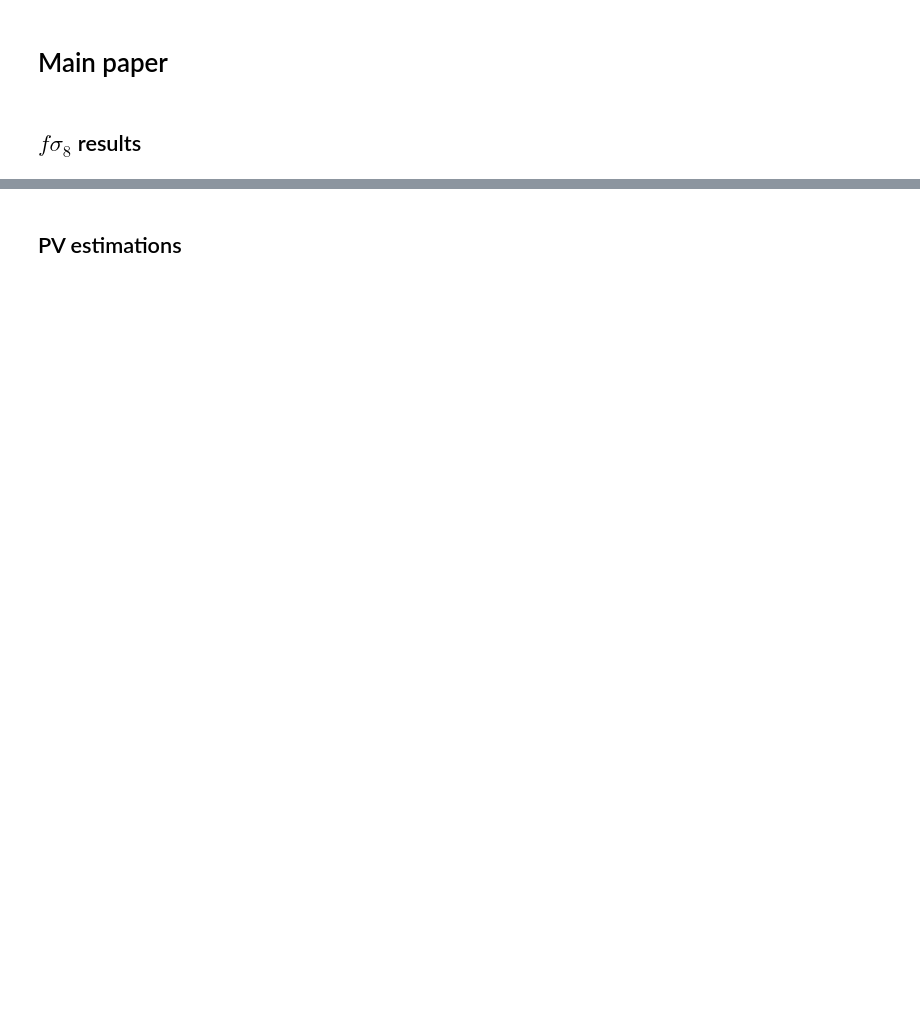
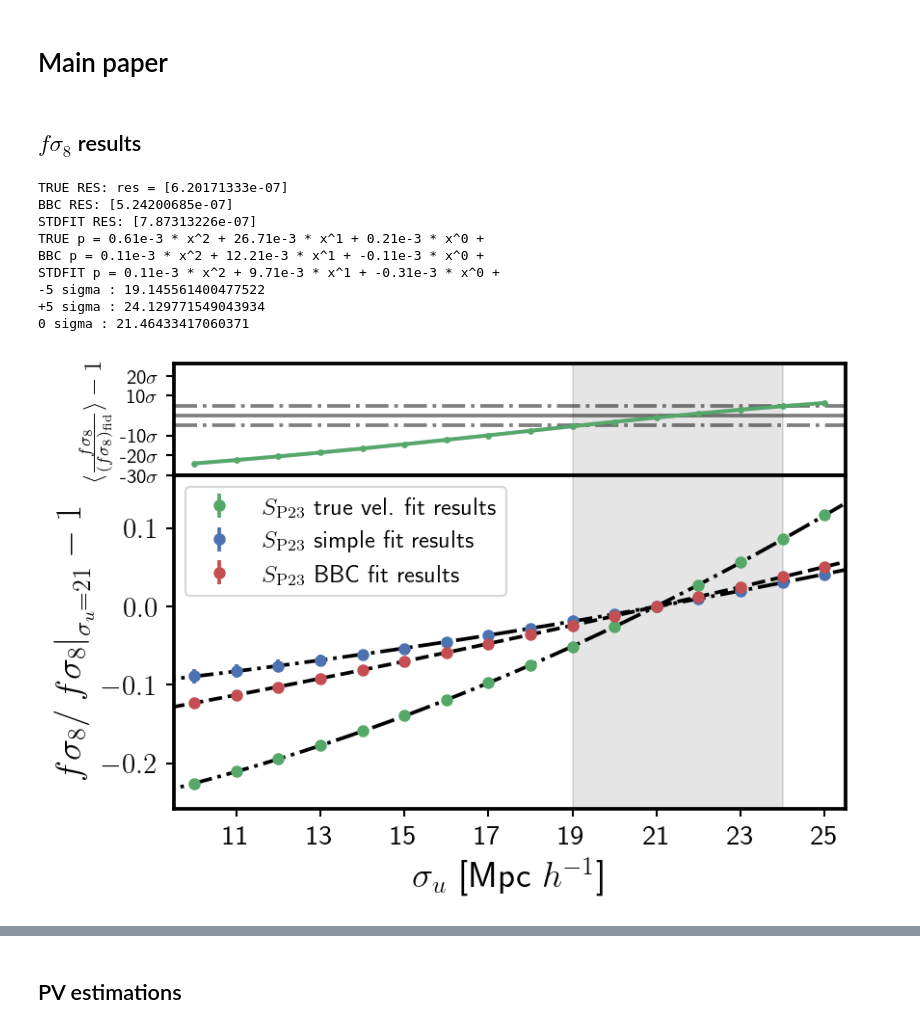
Before and after one commit to bastiencarreres/DESCPub00196, a Jupyter notebook: notebooks/plots.ipynb, the cells around one changed output, grey strips where cells are left out. Cells and saved outputs as stored; diff of their text form; code cells hidden in the pictures; blank space fills up the shorter version.

```diff
--- a/notebooks/plots.ipynb
+++ b/notebooks/plots.ipynb
@@ -64,9 +67,9 @@ FS8SYS_RESULT_TABLE_FOOTER = r"""    \end{tabular}
 \end{table*}
 """
 # %%
-results_models_path = Path('../results_alt/')
-results_P21_intsct_path = Path('../results_p21_alt/')
-results_P21_sigu_path = Path('../results_p21_sigu_alt/')
+results_models_path = Path('../results/')
+results_P21_intsct_path = Path('../results_p21/')
+results_P21_sigu_path = Path('../results_p21_sigu/')
 # %%
 res_models = []
 for f in sorted(results_models_path.glob('*_nojax.csv')):
@@ -121,37 +124,52 @@ xth = np.linspace(9 - 21, 26-21, 200)
 sigma = gsu.fs8_TRUE.std() / np.sqrt(8)
 pull = (gsu.fs8_TRUE.mean() - 1)/sigma
 
+print(f'-5 sigma : {np.interp(-5, pull.values, group_values + 21)}')
+print(f'+5 sigma : {np.interp(+5, pull.values, group_values + 21)}')
+print(f'0 sigma : {np.interp(0, pull.values, group_values + 21)}')
+
 ax[0].errorbar(group_values, pull, c='C1')
 ax[0].scatter(group_values, pull, c='C1', zorder=10, s=5)
 ax[0].fill_between(group_values, pull-1, pull+1, alpha=0.4)
 ax[0].axhline(0, color='k', alpha=0.5)
 ax[0].axhline(-5, c='k', ls='-.', alpha=0.5)
 ax[0].axhline(5, c='k', ls='-.', alpha=0.5, label=r'3$\sigma$')
 
 ax[1].plot(xth, p_BBC(xth), c='k', ls='--')#, label=text_BBC)
 ax[1].plot(xth, p_STDFIT(xth), c='k', ls='-.')#, label=text_TRUE)
 ax[1].plot(xth, p_TRUE(xth), c='k', ls='-.')
 ax[0].set_xlim(9.5-21, 25.5-21)
 ax[0].set_ylabel(r'$\langle \frac{f\sigma_8}{(f\sigma_8)_\mathrm{fid}}\rangle - 1$', fontsize=12)
 
 ax[1].errorbar(group_values, gsu.dfs8_TRUE.mean(), gsu.dfs8_TRUE.std() / np.sqrt(8), fmt='o', c= 'C1', ms=5, label=r"$S_\mathrm{P23}$ true vel. fit results")
 ax[1].errorbar(group_values, gsu.dfs8_STDFIT.mean(), gsu.dfs8_STDFIT.std() / np.sqrt(8), fmt='o',c='C0', ms=5, label=r"$S_\mathrm{P23}$ simple fit results")
 ax[1].errorbar(group_values, gsu.dfs8_BBC.mean(), gsu.dfs8_BBC.std() / np.sqrt(8), fmt='o', c='C2', ms=5, label=r"$S_\mathrm{P23}$ BBC fit results")
 
 ax[1].set_xticks(ticks=group_values[1::2],
            labels=[f'{k:.0f}' for k in list(gsu.groups.keys())[1::2]])
-ax[1].axvspan(18.5 - 21, 23.5 - 21, color='k', alpha=0.1)
-ax[0].axvspan(18.5 - 21, 23.5 - 21, color='k', alpha=0.1)
+ax[1].axvspan(19 - 21, 24 - 21, color='k', alpha=0.1)
+ax[0].axvspan(19 - 21, 24 - 21, color='k', alpha=0.1)
 yticks = [-30, -20, -10, 10, 20]
 ax[0].set_ylim(-30, 26)
 ax[0].set_yticks(ticks=yticks, labels=[f'{t}$\sigma$' for t in yticks])
 ax[0].set_yticklabels(labels=[f'{t}$\sigma$' for t in yticks], fontsize=10)
 #plt.legend(fontsize=7)
 ax[1].set_xlabel('$\sigma_u$ [Mpc~$h^{-1}$]')
 ax[1].set_ylabel(r'$f\sigma_8 / \left. f\sigma_8 \right|_{\sigma_u = 21} - 1$')
 plt.subplots_adjust(hspace=0)
 plt.legend()
 plt.savefig('../Figures/fs8_sigu.pdf', dpi=None, bbox_inches='tight')
+# %% [output]
+TRUE RES: res = [6.20171333e-07]
+BBC RES: [5.24200685e-07]
+STDFIT RES: [7.87313226e-07]
+TRUE p = 0.61e-3 * x^2 + 26.71e-3 * x^1 + 0.21e-3 * x^0 +
+BBC p = 0.11e-3 * x^2 + 12.21e-3 * x^1 + -0.11e-3 * x^0 +
+STDFIT p = 0.11e-3 * x^2 + 9.71e-3 * x^1 + -0.31e-3 * x^0 +
+-5 sigma : 19.145561400477522
++5 sigma : 24.129771549043934
+0 sigma : 21.46433417060371
+[figure, added]
 # %%
 fig1, ax1 = plt.subplots(dpi=500)
 fig2, ax2 = plt.subplots(dpi=500)
```
Also changed, not shown: parts of 10 cells of this notebook, 8 other files.
